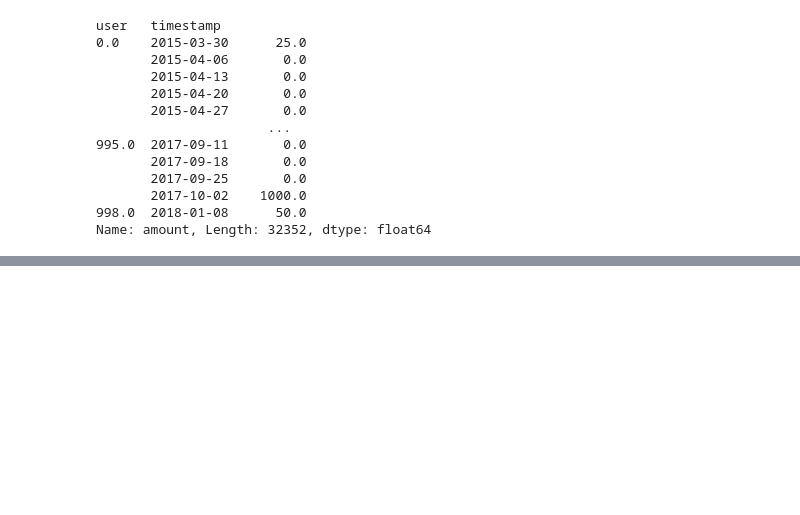
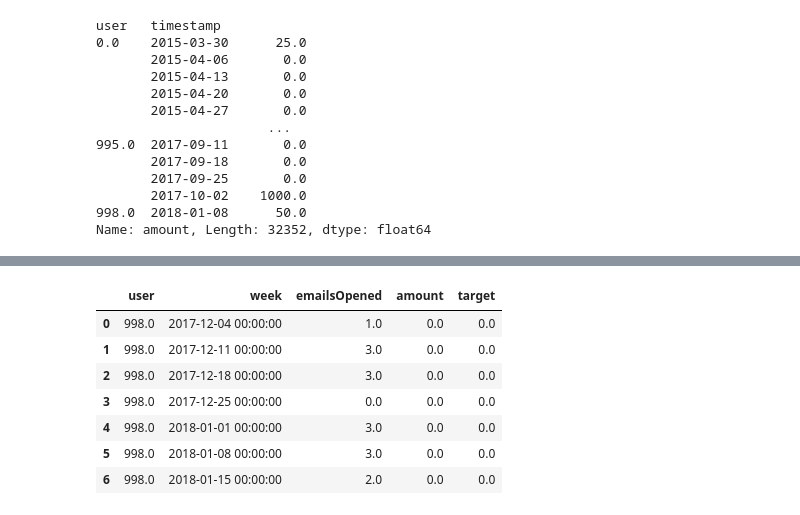
Before and after one commit to chanstouch/Practical-Timeseries-Analysis, a Jupyter notebook: ch2-시계열발견_다루기.ipynb, the cells around one changed output, grey strips where cells are left out. Cells and saved outputs as stored; diff of their text form; code cells hidden in the pictures; blank space fills up the shorter version.

```diff
--- a/ch2-시계열발견_다루기.ipynb
+++ b/ch2-시계열발견_다루기.ipynb
@@ -275,12 +282,23 @@ user   timestamp
 998.0  2018-01-08      50.0
 Name: amount, Length: 32352, dtype: float64
 # %%
+merged_df = pd.DataFrame()
+
 for user, user_email in all_email.groupby('user'):
-    # 특정 회원의 기부 데이터 추출
-    member_donations = agg_don[agg_don.member == user]
+    ## 특정 회원의 기부 데이터 추출
+    user_donations = agg_don[agg_don.index.get_level_values('user') == user]
 
-    # 기부 데이터 인덱스를 timestamp로 설정
-    member_donations.set_index('timestamp', inplace = True)
-    user_email.set_index('week', inplace = True)
+    ## 기부 데이터 인덱스를 timestamp로 설정
+    user_donations = user_donations.droplevel(0)
+    # user_donations.set_index('timestamp', inplace = True)
 
-    member_email = all_email[all_email.user == user]
+    user_email = all_email[all_email.user == user]
+    user_email.sort_values('week', inplace=True)
+    user_email.set_index('week', inplace=True)
+
+    df = pd.merge(user_email, user_donations, how='left', left_index=True, right_index=True)
+    df.fillna(0)
+
+    merged_df = merged_df.append(df.reset_index()[['user', 'week', 'emailsOpened', 'amount']])
+
+merged_df.head()
@@ -286,0 +312,18 @@ for user, user_email in all_email.groupby('user'):
+# %%
+# 998번 회원만 고르기
+
+df = merged_df[merged_df.user == 998]
+
+## .shift(n): amount 열의 기록을 뒤로 n만큼 미룬다.
+df['target'] = df.amount.shift(1)
+df = df.fillna(0)
+df.head(7)
+# %% [output]
+|  | user | week | emailsOpened | amount | target |
+| 0 | 998.0 | 2017-12-04 00:00:00 | 1.0 | 0.0 | 0.0 |
+| 1 | 998.0 | 2017-12-11 00:00:00 | 3.0 | 0.0 | 0.0 |
+| 2 | 998.0 | 2017-12-18 00:00:00 | 3.0 | 0.0 | 0.0 |
+| 3 | 998.0 | 2017-12-25 00:00:00 | 0.0 | 0.0 | 0.0 |
+| 4 | 998.0 | 2018-01-01 00:00:00 | 3.0 | 0.0 | 0.0 |
+| 5 | 998.0 | 2018-01-08 00:00:00 | 3.0 | 0.0 | 0.0 |
+| 6 | 998.0 | 2018-01-15 00:00:00 | 2.0 | 0.0 | 0.0 |
```
Also changed, not shown: parts of 7 cells of this notebook, 1 other file.
